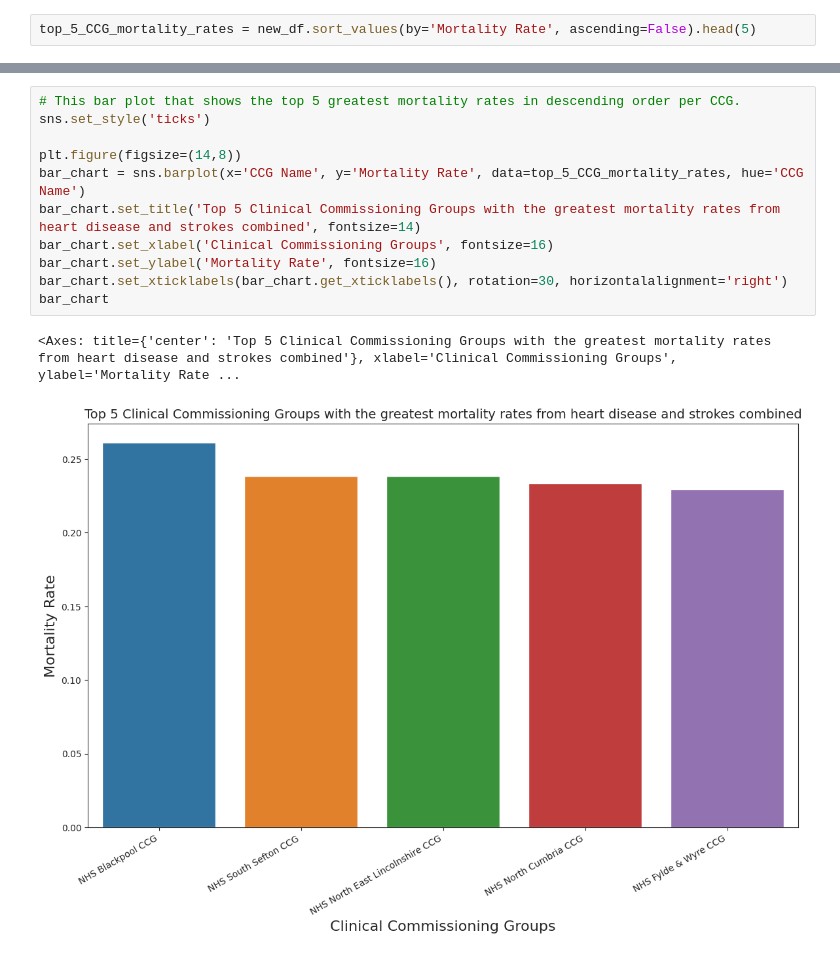
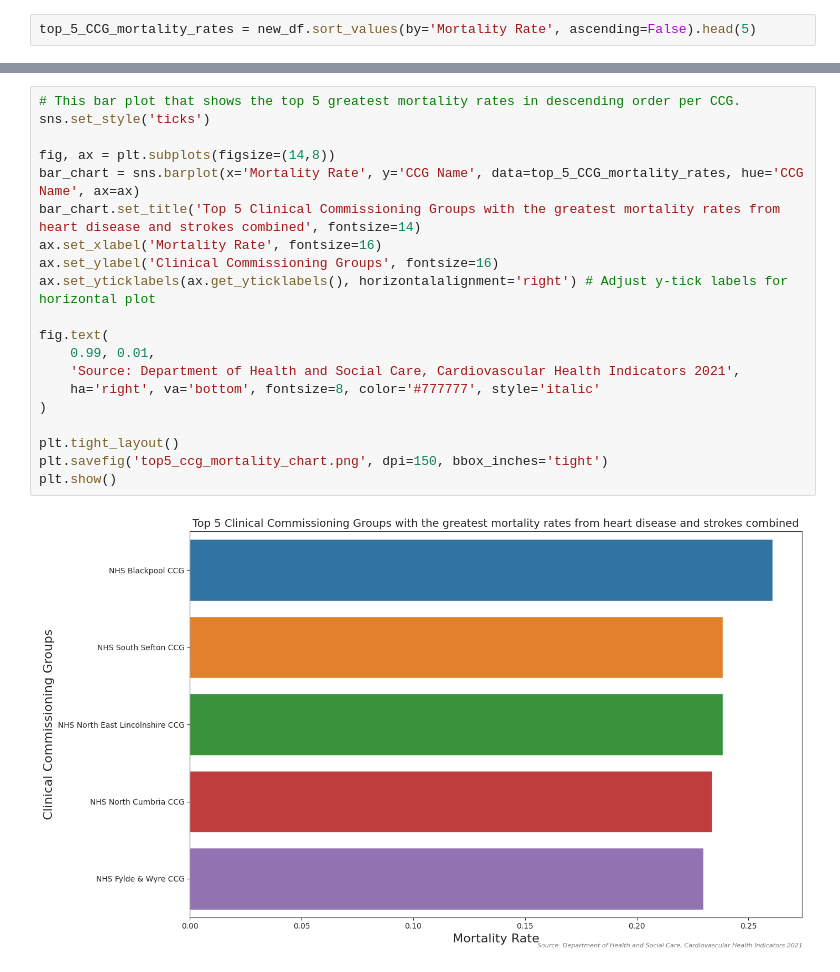
Before and after one commit to abdullaawad/UK-Clinical-Commissioning-Groups-analysis, a Jupyter notebook: UK_CCG_Analysis.ipynb, the cells around one changed output, grey strips where cells are left out. Cells and saved outputs as stored; diff of their text form.

```diff
--- a/UK_CCG_Analysis.ipynb
+++ b/UK_CCG_Analysis.ipynb
@@ -159,14 +159,22 @@ top_5_CCG_mortality_rates
 # %%
 # This bar plot that shows the top 5 greatest mortality rates in descending order per CCG.
 sns.set_style('ticks')
 
-plt.figure(figsize=(14,8))
-bar_chart = sns.barplot(x='CCG Name', y='Mortality Rate', data=top_5_CCG_mortality_rates, hue='CCG Name')
+fig, ax = plt.subplots(figsize=(14,8))
+bar_chart = sns.barplot(x='Mortality Rate', y='CCG Name', data=top_5_CCG_mortality_rates, hue='CCG Name', ax=ax)
 bar_chart.set_title('Top 5 Clinical Commissioning Groups with the greatest mortality rates from heart disease and strokes combined', fontsize=14)
-bar_chart.set_xlabel('Clinical Commissioning Groups', fontsize=16)
-bar_chart.set_ylabel('Mortality Rate', fontsize=16)
-bar_chart.set_xticklabels(bar_chart.get_xticklabels(), rotation=30, horizontalalignment='right')
-bar_chart
+ax.set_xlabel('Mortality Rate', fontsize=16)
+ax.set_ylabel('Clinical Commissioning Groups', fontsize=16)
+ax.set_yticklabels(ax.get_yticklabels(), horizontalalignment='right') # Adjust y-tick labels for horizontal plot
+
+fig.text(
+    0.99, 0.01,
+    'Source: Department of Health and Social Care, Cardiovascular Health Indicators 2021',
+    ha='right', va='bottom', fontsize=8, color='#777777', style='italic'
+)
+
+plt.tight_layout()
+plt.savefig('top5_ccg_mortality_chart.png', dpi=150, bbox_inches='tight')
+plt.show()
 # %% [output]
-<Axes: title={'center': 'Top 5 Clinical Commissioning Groups with the greatest mortality rates from heart disease and strokes combined'}, xlabel='Clinical Commissioning Groups', ylabel='Mortality Rate ...
-[figure, old version]
+[figure, new version]
```
Also changed, not shown: parts of 2 cells of this notebook.
